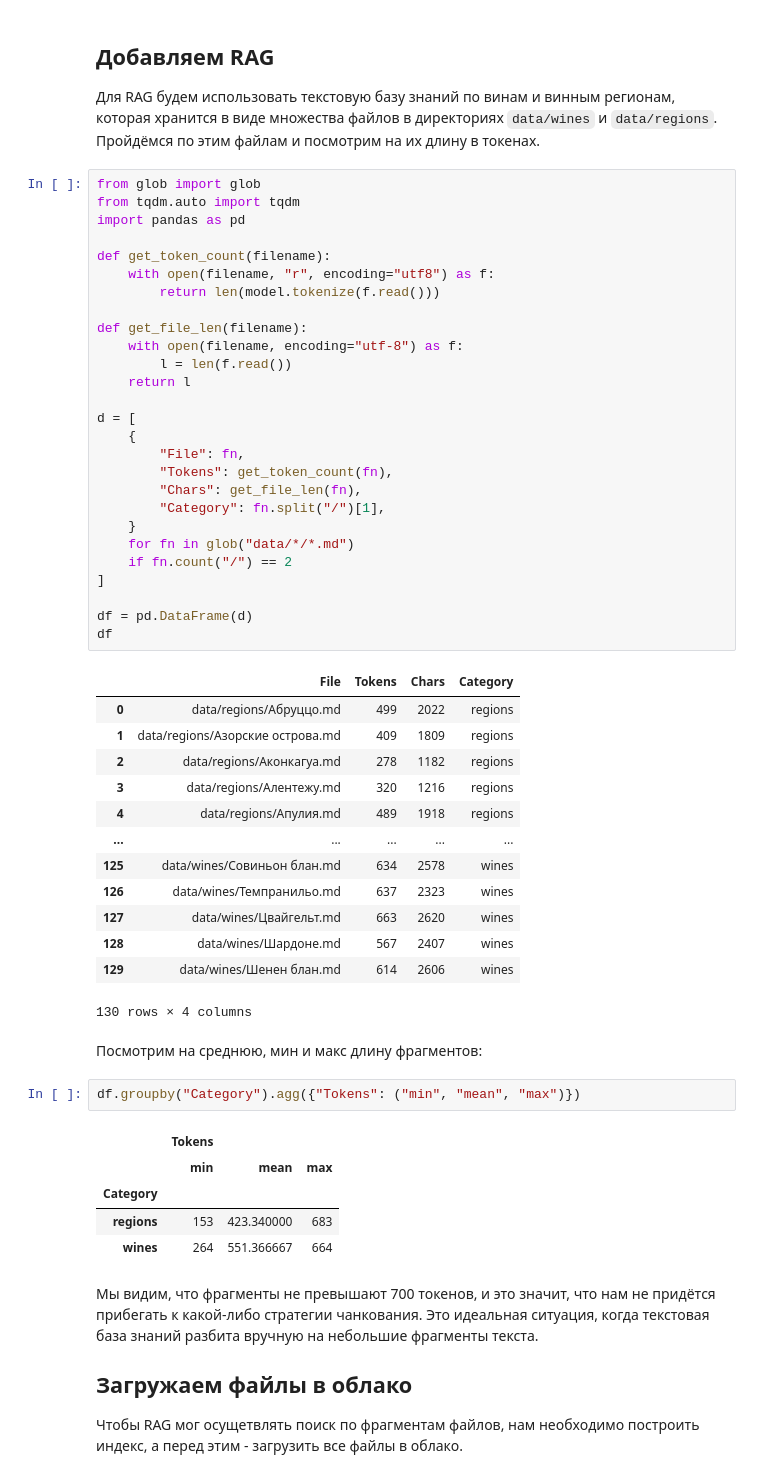
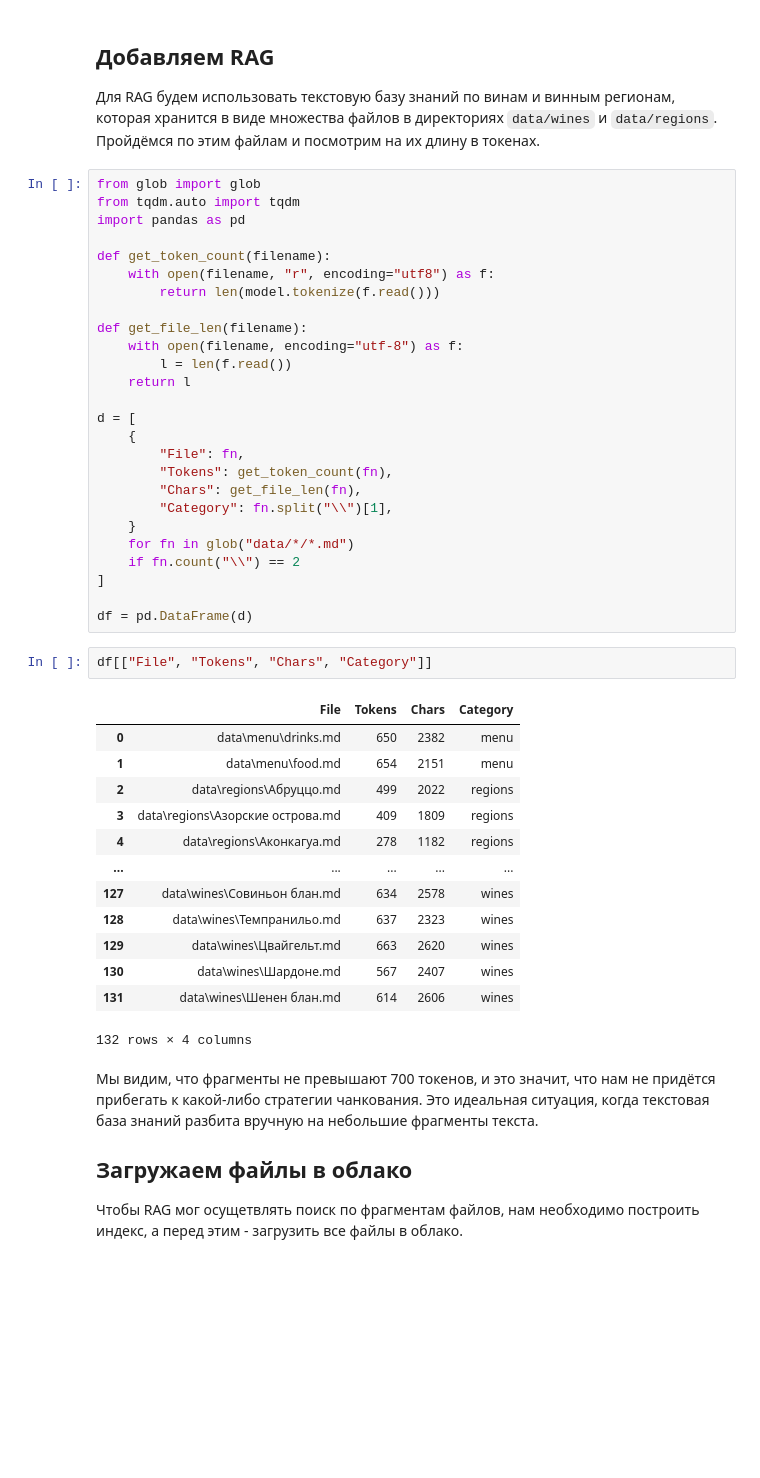
Before and after one commit to yandex-datasphere/advanced-assistant, a Jupyter notebook: advanced-assistant.ipynb, the cells around one changed output. Saved outputs shown, nothing was run; the diff lists cells and outputs as text; blank space fills up the shorter version.

```diff
--- a/advanced-assistant.ipynb
+++ b/advanced-assistant.ipynb
@@ -158,38 +146,29 @@ d = [
         "File": fn,
         "Tokens": get_token_count(fn),
         "Chars": get_file_len(fn),
-        "Category": fn.split("/")[1],
+        "Category": fn.split("\\")[1],
     }
     for fn in glob("data/*/*.md")
-    if fn.count("/") == 2
+    if fn.count("\\") == 2
 ]
 
 df = pd.DataFrame(d)
-df
-# %% [output]
-|  | File | Tokens | Chars | Category |
-| 0 | data/regions/Абруццо.md | 499 | 2022 | regions |
-| 1 | data/regions/Азорские острова.md | 409 | 1809 | regions |
-| 2 | data/regions/Аконкагуа.md | 278 | 1182 | regions |
-| 3 | data/regions/Алентежу.md | 320 | 1216 | regions |
-| 4 | data/regions/Апулия.md | 489 | 1918 | regions |
-| ... | ... | ... | ... | ... |
-| 125 | data/wines/Совиньон блан.md | 634 | 2578 | wines |
-| 126 | data/wines/Темпранильо.md | 637 | 2323 | wines |
-| 127 | data/wines/Цвайгельт.md | 663 | 2620 | wines |
-| 128 | data/wines/Шардоне.md | 567 | 2407 | wines |
-| 129 | data/wines/Шенен блан.md | 614 | 2606 | wines |
-130 rows × 4 columns
-# %% [markdown]
-Посмотрим на среднюю, мин и макс длину фрагментов:
-# %%
-df.groupby("Category").agg({"Tokens": ("min", "mean", "max")})
-# %% [output]
-|  | Tokens |  |  |
-|  | min | mean | max |
-| Category |  |  |  |
-| regions | 153 | 423.340000 | 683 |
-| wines | 264 | 551.366667 | 664 |
+# %%
+df[["File", "Tokens", "Chars", "Category"]]
+# %% [output]
+|  | File | Tokens | Chars | Category |
+| 0 | data\menu\drinks.md | 650 | 2382 | menu |
+| 1 | data\menu\food.md | 654 | 2151 | menu |
+| 2 | data\regions\Абруццо.md | 499 | 2022 | regions |
+| 3 | data\regions\Азорские острова.md | 409 | 1809 | regions |
+| 4 | data\regions\Аконкагуа.md | 278 | 1182 | regions |
+| ... | ... | ... | ... | ... |
+| 127 | data\wines\Совиньон блан.md | 634 | 2578 | wines |
+| 128 | data\wines\Темпранильо.md | 637 | 2323 | wines |
+| 129 | data\wines\Цвайгельт.md | 663 | 2620 | wines |
+| 130 | data\wines\Шардоне.md | 567 | 2407 | wines |
+| 131 | data\wines\Шенен блан.md | 614 | 2606 | wines |
+132 rows × 4 columns
 # %% [markdown]
 Мы видим, что фрагменты не превышают 700 токенов, и это значит, что нам не придётся прибегать к какой-либо стратегии чанкования. Это идеальная ситуация, когда текстовая база знаний разбита вручную на небольшие фрагменты текста.
 
```
Also changed, not shown: parts of 16 cells of this notebook.
